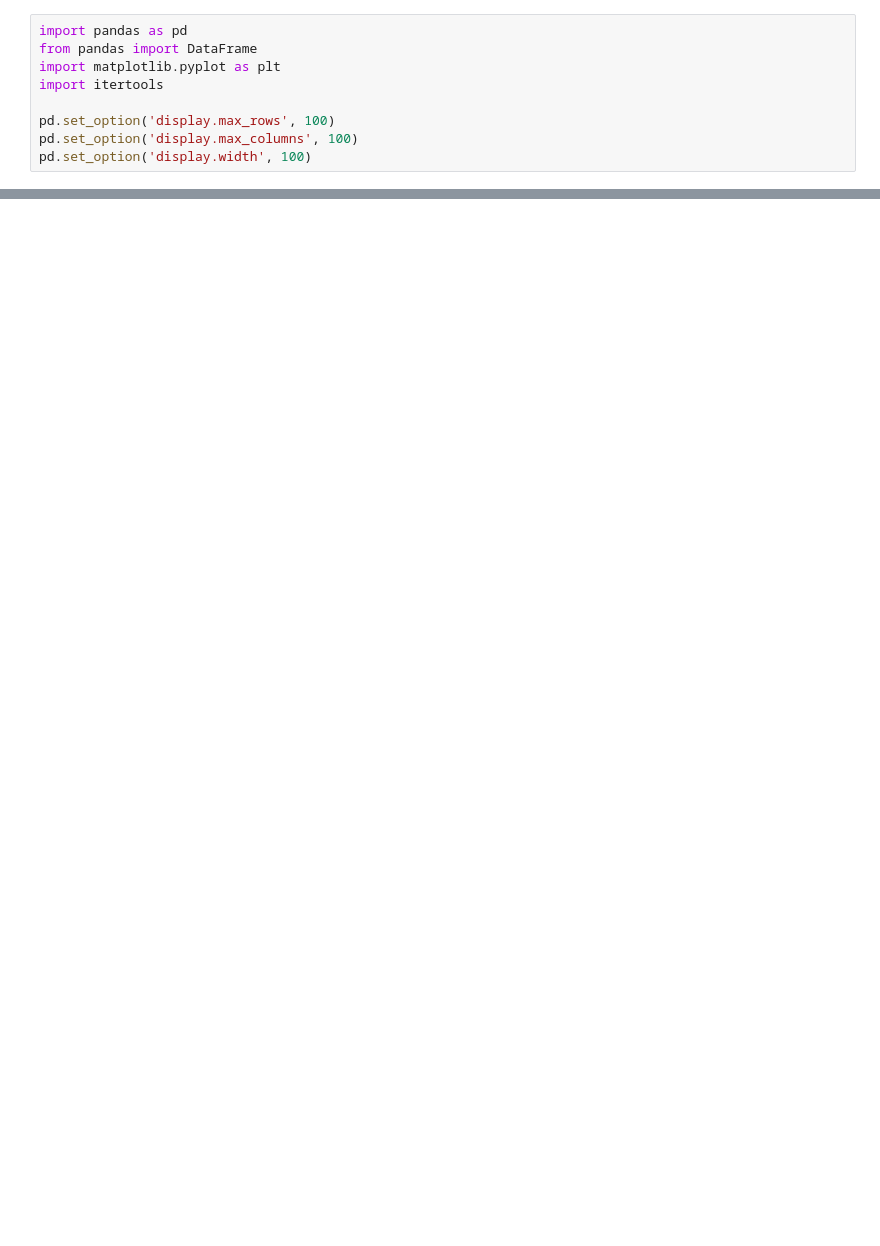
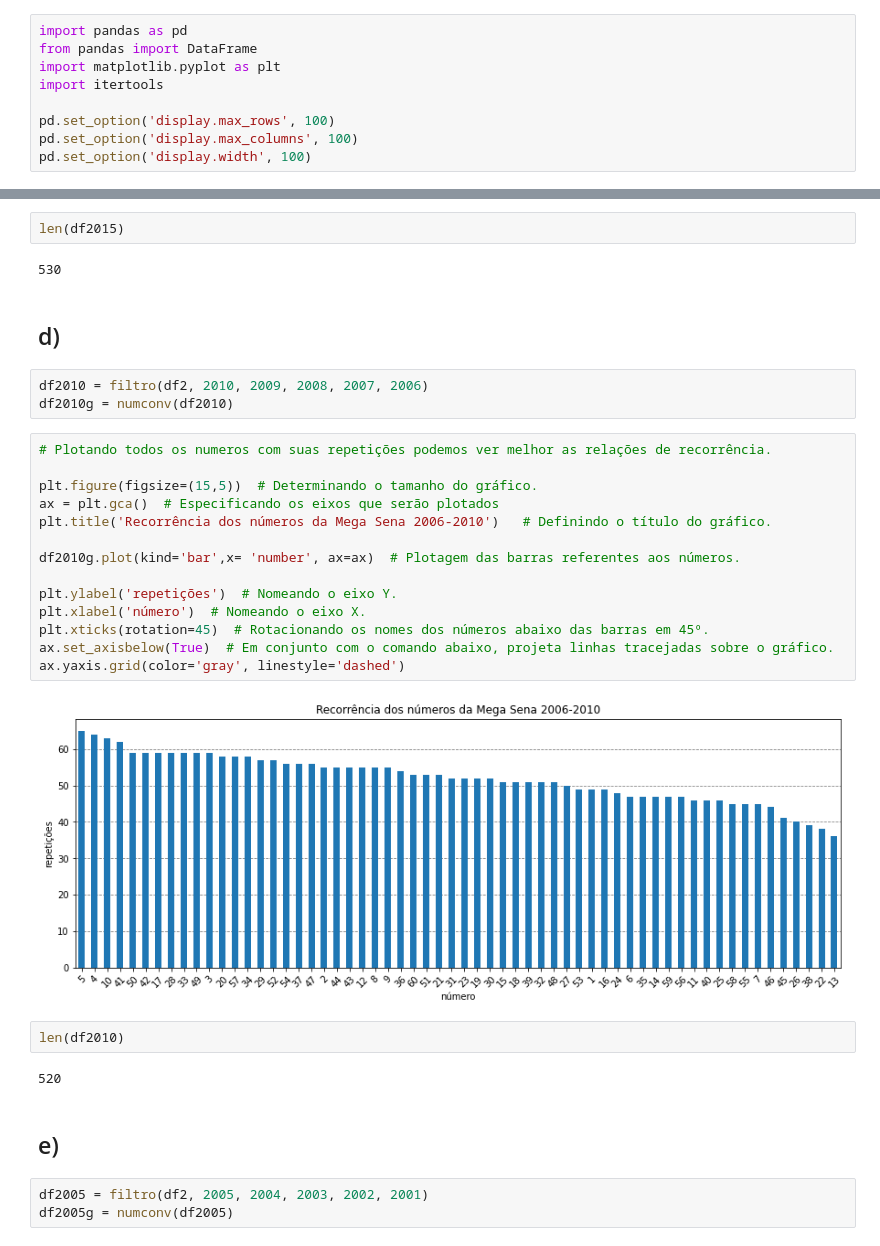
Before and after one commit to MatheusTostes/Aprendendo-Python, a Jupyter notebook: Análise Mega Sena.ipynb, the cells around one changed output, grey strips where cells are left out. Saved outputs shown, nothing was run; the diff lists cells and outputs as text; blank space fills up the shorter version.

```diff
--- a/Análise Mega Sena.ipynb
+++ b/Análise Mega Sena.ipynb
@@ -172,0 +158,34 @@ ax.yaxis.grid(color='gray', linestyle='dashed')
+# %%
+len(df2015)
+# %% [output]
+530
+# %% [markdown]
+## d)
+# %%
+df2010 = filtro(df2, 2010, 2009, 2008, 2007, 2006)
+df2010g = numconv(df2010)
+# %%
+# Plotando todos os numeros com suas repetições podemos ver melhor as relações de recorrência.
+
+plt.figure(figsize=(15,5))  # Determinando o tamanho do gráfico.
+ax = plt.gca()  # Especificando os eixos que serão plotados
+plt.title('Recorrência dos números da Mega Sena 2006-2010')   # Definindo o título do gráfico.
+
+df2010g.plot(kind='bar',x= 'number', ax=ax)  # Plotagem das barras referentes aos números.
+
+plt.ylabel('repetições')  # Nomeando o eixo Y.
+plt.xlabel('número')  # Nomeando o eixo X.
+plt.xticks(rotation=45)  # Rotacionando os nomes dos números abaixo das barras em 45º.
+ax.set_axisbelow(True)  # Em conjunto com o comando abaixo, projeta linhas tracejadas sobre o gráfico.
+ax.yaxis.grid(color='gray', linestyle='dashed')
+# %% [output]
+[figure, added]
+# %%
+len(df2010)
+# %% [output]
+520
+# %% [markdown]
+## e)
+# %%
+df2005 = filtro(df2, 2005, 2004, 2003, 2002, 2001)
+df2005g = numconv(df2005)
```
Also changed, not shown: parts of 46 cells of this notebook.
